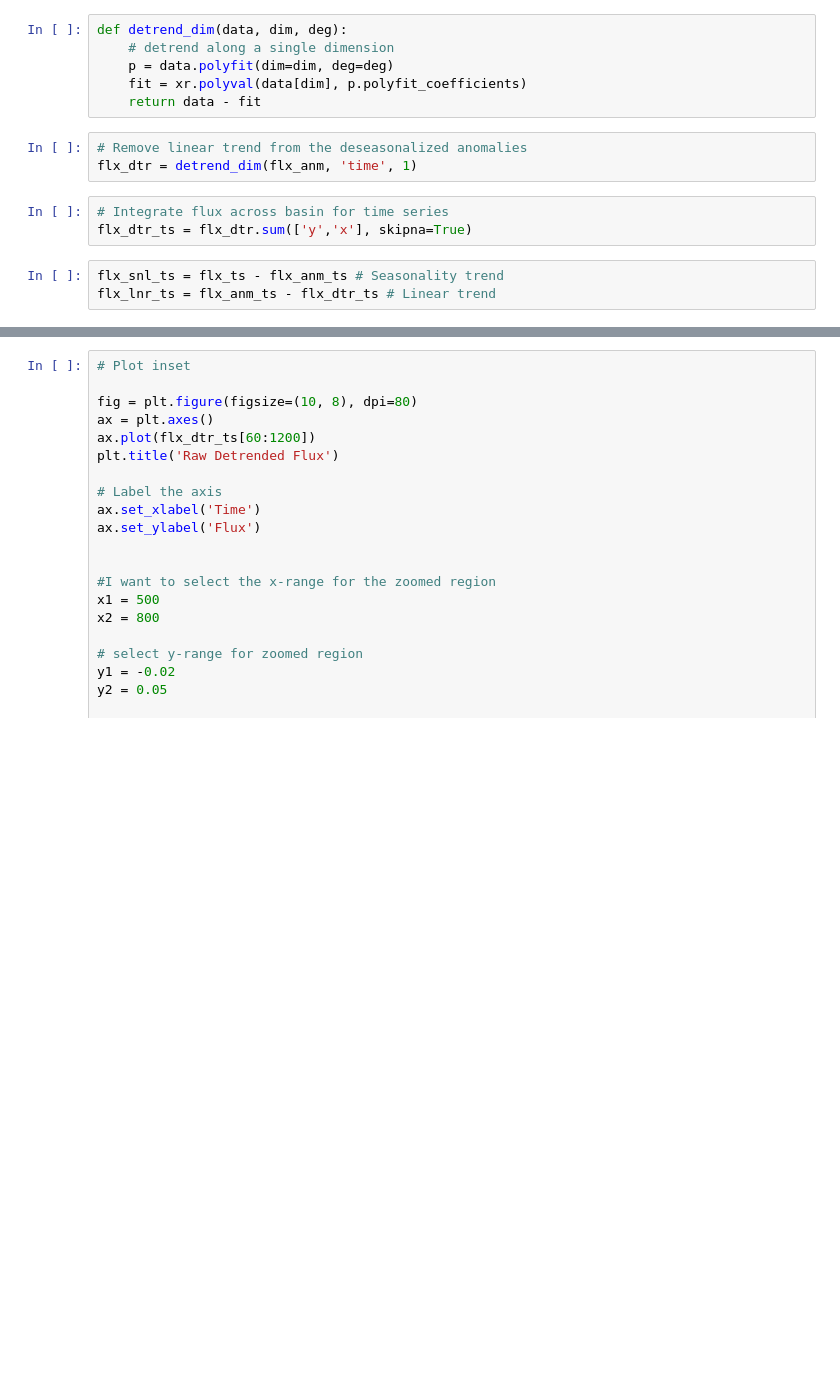
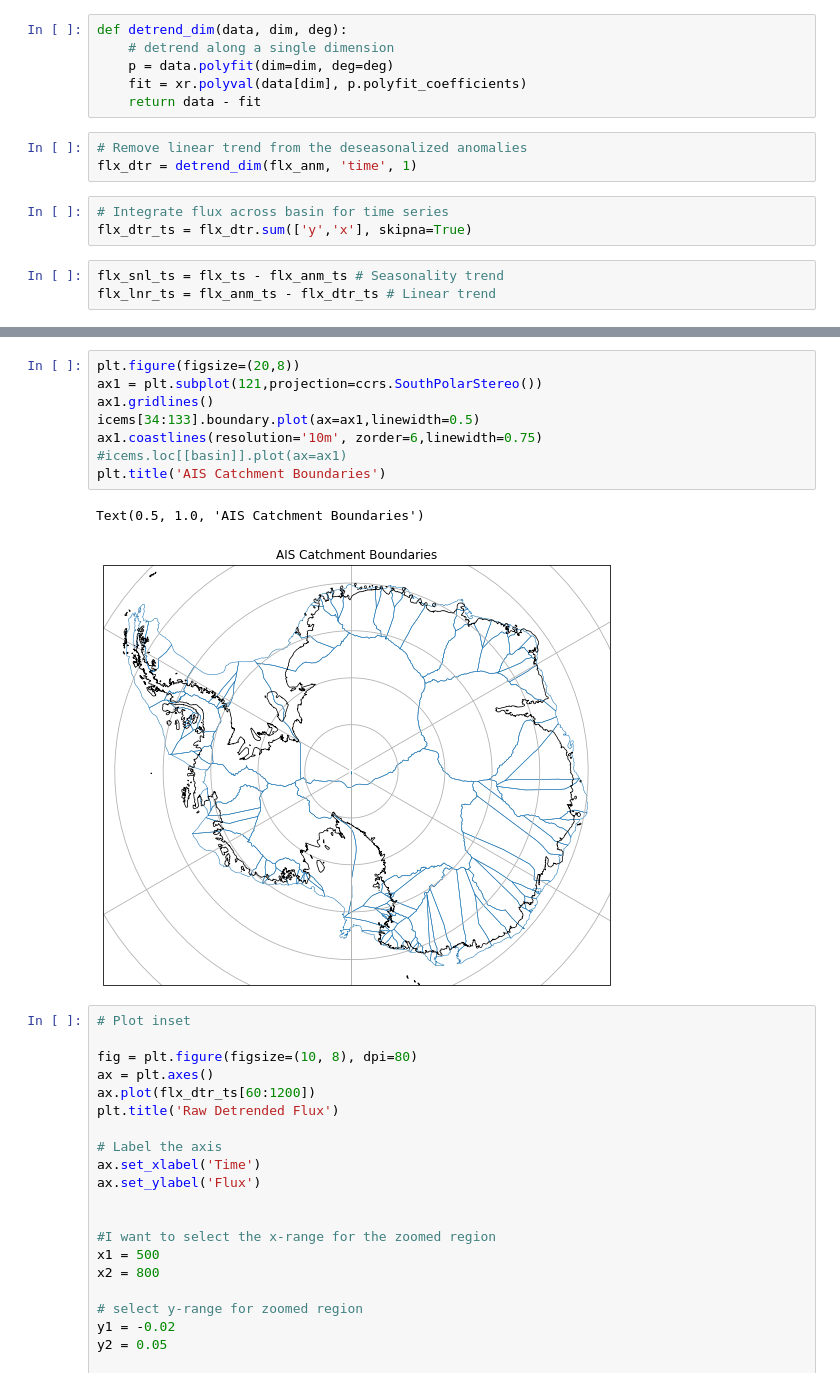
Before and after one commit to mshiv/aislens_emulation, a Jupyter notebook: notebooks/01.3-sm-initial-data-exploration.ipynb, the cells around one changed output, grey strips where cells are left out. Drawn from its saved outputs; the diff is of its cells as text; blank space fills up the shorter version.

```diff
--- a/notebooks/01.3-sm-initial-data-exploration.ipynb
+++ b/notebooks/01.3-sm-initial-data-exploration.ipynb
@@ -216,3 +251,14 @@ plt.legend()
+# %%
+plt.figure(figsize=(20,8))
+ax1 = plt.subplot(121,projection=ccrs.SouthPolarStereo())
+ax1.gridlines()
+icems[34:133].boundary.plot(ax=ax1,linewidth=0.5)
+ax1.coastlines(resolution='10m', zorder=6,linewidth=0.75)
+#icems.loc[[basin]].plot(ax=ax1)
+plt.title('AIS Catchment Boundaries')
+# %% [output]
+Text(0.5, 1.0, 'AIS Catchment Boundaries')
+[figure, added]
 # %%
 # Plot inset
 
```
Also changed, not shown: parts of 7 cells of this notebook, 42 other files.
